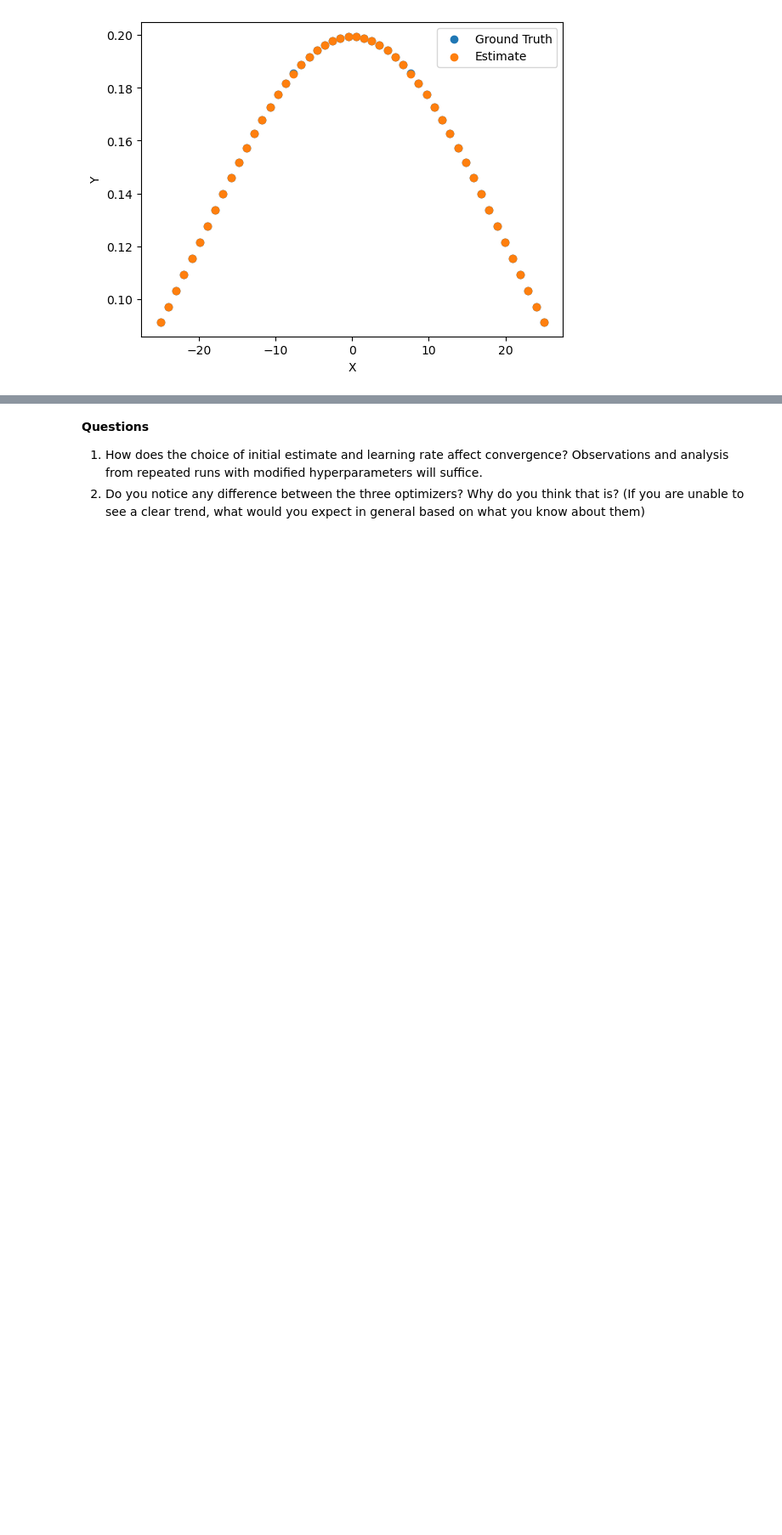
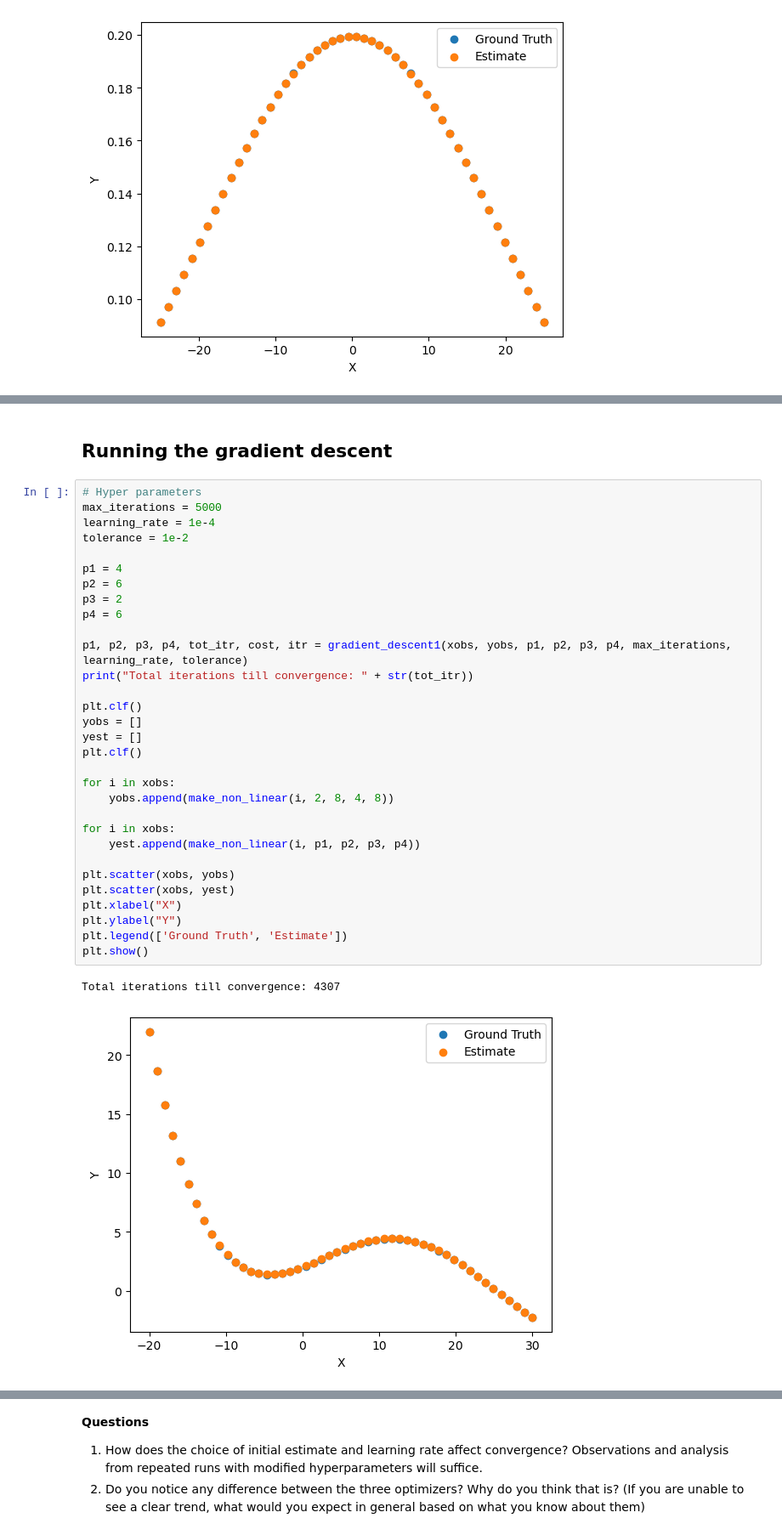
Before and after one commit to tusharc31/Mobile-Robotics, a Jupyter notebook: Assignment-3/Assignment-3.ipynb, the cells around one changed output, grey strips where cells are left out. Shown at 85% size. Drawn from its saved outputs; the diff is of its cells as text; blank space fills up the shorter version.

```diff
--- a/Assignment-3/Assignment-3.ipynb
+++ b/Assignment-3/Assignment-3.ipynb
@@ -485,3 +566,39 @@ from helpers.func import make_non_linear
+# %% [markdown]
+## Running the gradient descent
+# %%
+# Hyper parameters
+max_iterations = 5000
+learning_rate = 1e-4
+tolerance = 1e-2
+
+p1 = 4
+p2 = 6
+p3 = 2
+p4 = 6
+
+p1, p2, p3, p4, tot_itr, cost, itr = gradient_descent1(xobs, yobs, p1, p2, p3, p4, max_iterations, learning_rate, tolerance)
+print("Total iterations till convergence: " + str(tot_itr))
+
+plt.clf()
+yobs = []
+yest = []
+plt.clf()
+
+for i in xobs:
+    yobs.append(make_non_linear(i, 2, 8, 4, 8))
+
+for i in xobs:
+    yest.append(make_non_linear(i, p1, p2, p3, p4))
+
+plt.scatter(xobs, yobs)
+plt.scatter(xobs, yest)
+plt.xlabel("X")
+plt.ylabel("Y")
+plt.legend(['Ground Truth', 'Estimate'])
+plt.show()
+# %% [output]
+Total iterations till convergence: 4307
+[figure, added]
 # %% [markdown]
 ## 1.3: Different Optimizers
 
```
Also changed, not shown: parts of 45 cells of this notebook, 1 other file.
